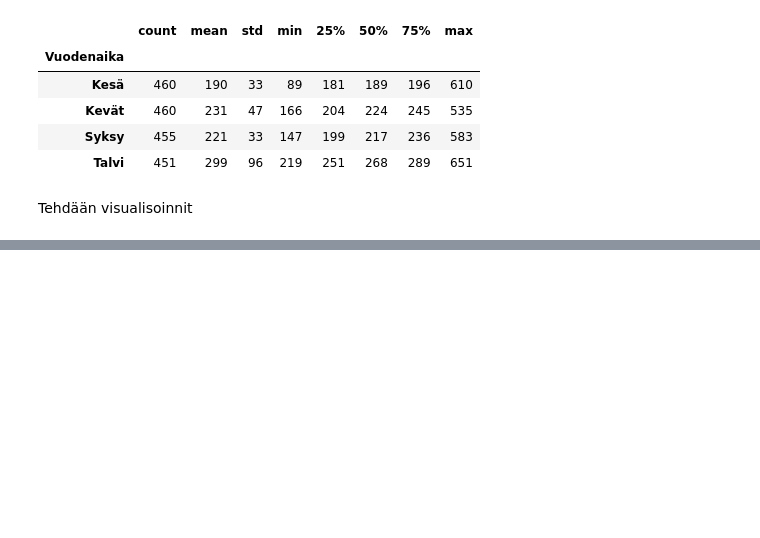
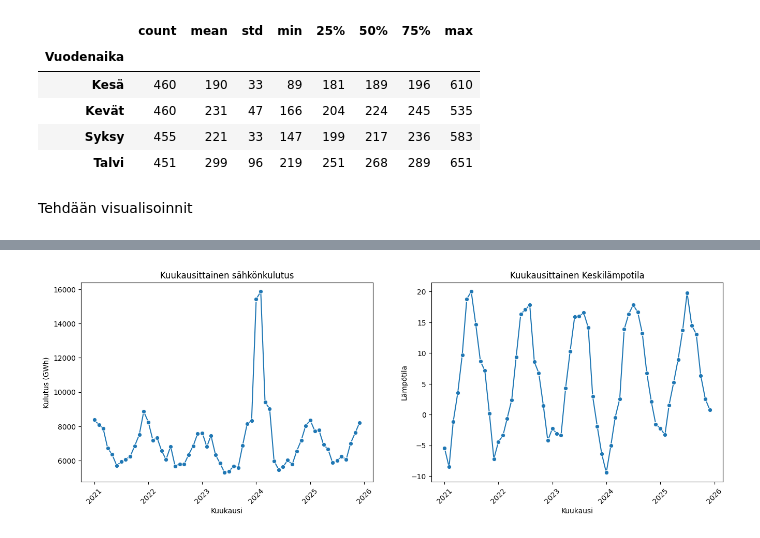
Before and after one commit to Mikko247365/electricity-weather-analysis, a Jupyter notebook: 2021-2025_analyysi.ipynb, the cells around one changed output, grey strips where cells are left out. Drawn from its saved outputs; the diff is of its cells as text; code cells hidden in the pictures; blank space fills up the shorter version.

Commit message:
Added visualization and statistical tests

```diff
--- a/2021-2025_analyysi.ipynb
+++ b/2021-2025_analyysi.ipynb
@@ -124,3 +124,10 @@ df.groupby("Vuodenaika")["GWh"].describe()
 | Talvi | 451 | 299 | 96 | 219 | 251 | 268 | 289 | 651 |
 # %% [markdown]
 Tehdään visualisoinnit
+# %%
+#Muutetaan datasettiä siten, että se ottaa huomioon vuodet ja kuukaudet
+df["Vuosi"] = df["Date"].dt.year
+df["MonthName"] = df["Date"].dt.month_name()
+df["VuosiKuukausi"] = df["Date"].dt.to_period("M").dt.to_timestamp()
+
+df.head()
@@ -126,0 +141,21 @@ Tehdään visualisoinnit
+# %%
+#Tehdään muuttuja ilman keskilämmölle ja tehdään Groupby kuukausittaisille katsaukselle vuosien yli. Käytetään sähkönkulutuksessa
+#Kuukausittaista summaa ja lämpötilassa keskiarvoa
+temperature = "Ilman keskilämpötila [°C]"
+monthly = (df.groupby("VuosiKuukausi", as_index=False).agg({"GWh":"sum", temperature:"mean"}))
+
+#Tehdään viivakaaviot molemmista
+fig, axes = plt.subplots(1, 2, figsize=(16, 5), sharex=True)
+sns.lineplot(data=monthly, x="VuosiKuukausi", y="GWh", marker="o", ax=axes[0])
+axes[0].set_title("Kuukausittainen sähkönkulutus")
+axes[0].set_xlabel("Kuukausi")
+axes[0].set_ylabel("Kulutus (GWh)")
+axes[0].tick_params(axis="x", rotation=45)
+
+sns.lineplot(data=monthly, x="VuosiKuukausi", y=temperature, marker="o", ax=axes[1])
+axes[1].set_title("Kuukausittainen Keskilämpotila")
+axes[1].set_xlabel("Kuukausi")
+axes[1].set_ylabel("Lämpötila")
+axes[1].tick_params(axis="x", rotation=45)
+# %% [output]
+[figure, added]
```
Also changed, not shown: parts of 8 cells of this notebook.
